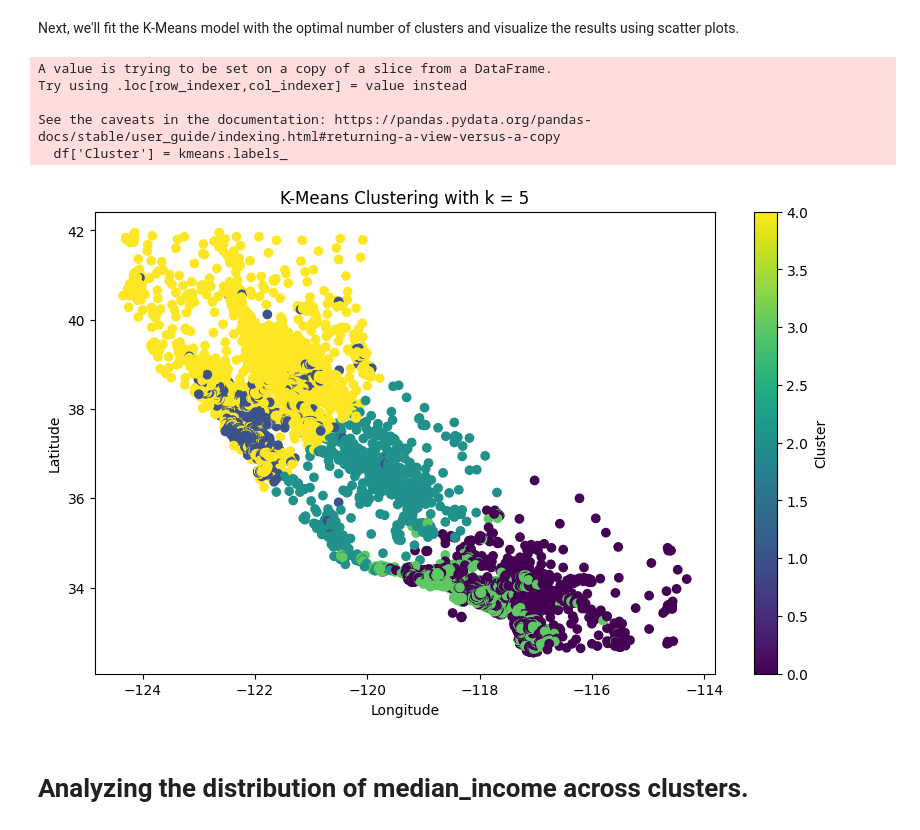
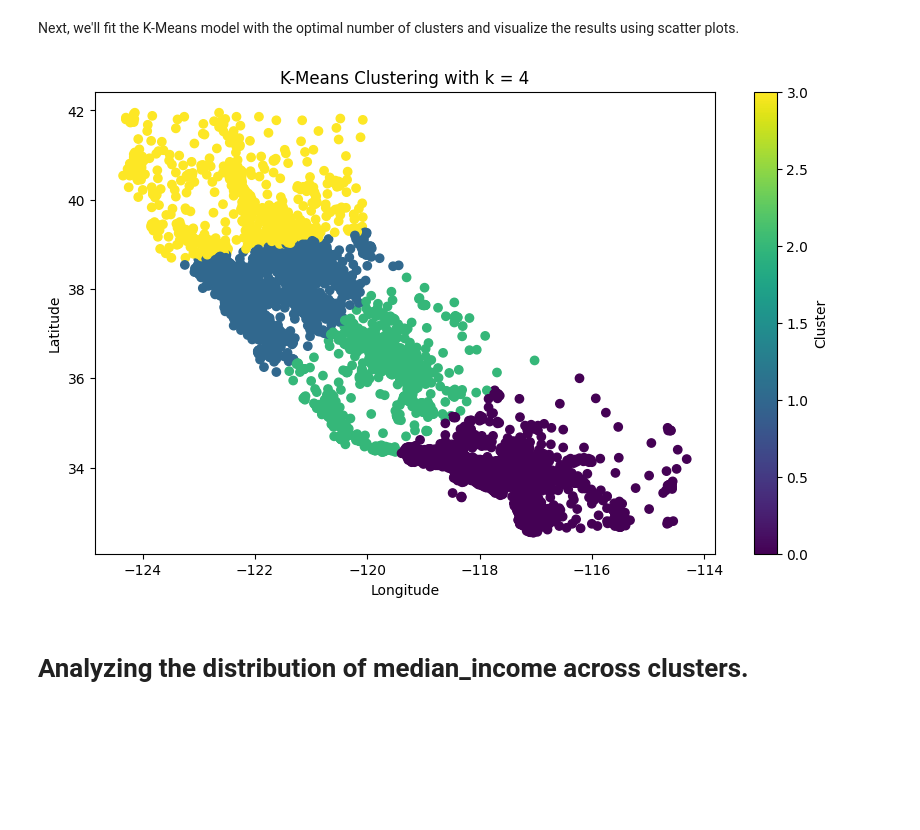
Before and after one commit to KeneKing12/Kenechukwu, a Jupyter notebook: Lab_6__Kenechukwu_K_Odoh.ipynb, the cells around one changed output. Drawn from its saved outputs; the diff is of its cells as text; code cells hidden in the pictures; blank space fills up the shorter version.

```diff
--- a/Lab_6__Kenechukwu_K_Odoh.ipynb
+++ b/Lab_6__Kenechukwu_K_Odoh.ipynb
@@ -105,26 +150,33 @@ Optimal number of clusters based on silhouette score: 5
 # %% [markdown]
 Next, we'll fit the K-Means model with the optimal number of clusters and visualize the results using scatter plots.
 # %%
-# Apply K-Means with the optimal k
+from sklearn.cluster import KMeans
+import pandas as pd
+import matplotlib.pyplot as plt
+from sklearn.datasets import fetch_california_housing
+
+# Load California housing dataset and create a DataFrame
+california_data = fetch_california_housing()
+df = pd.DataFrame(california_data.data, columns=california_data.feature_names)
+
+# Set 'optimal_k' to a chosen value based on the elbow method
+optimal_k = 4  # Replace this with the optimal k found in your analysis
+
+# Apply K-Means with the chosen optimal k on longitude and latitude columns
 kmeans = KMeans(n_clusters=optimal_k, random_state=42)
-kmeans.fit(scaled_data)
+kmeans.fit(df[['Longitude', 'Latitude']])  # Fit directly on longitude and latitude data
 df['Cluster'] = kmeans.labels_
 
 # Plot the clusters based on longitude and latitude
 plt.figure(figsize=(10, 6))
 plt.scatter(df['Longitude'], df['Latitude'], c=df['Cluster'], cmap='viridis', marker='o')
 plt.title(f"K-Means Clustering with k = {optimal_k}")
 plt.xlabel('Longitude')
 plt.ylabel('Latitude')
 plt.colorbar(label='Cluster')
 plt.show()
 # %% [output]
-A value is trying to be set on a copy of a slice from a DataFrame.
-Try using .loc[row_indexer,col_indexer] = value instead
-
-See the caveats in the documentation: https://pandas.pydata.org/pandas-docs/stable/user_guide/indexing.html#returning-a-view-versus-a-copy
-  df['Cluster'] = kmeans.labels_
-[figure, old version]
+[figure, new version]
 # %% [markdown]
 # Analyzing the distribution of median_income across clusters.
 # %%
```
Also changed, not shown: parts of 9 cells of this notebook.
